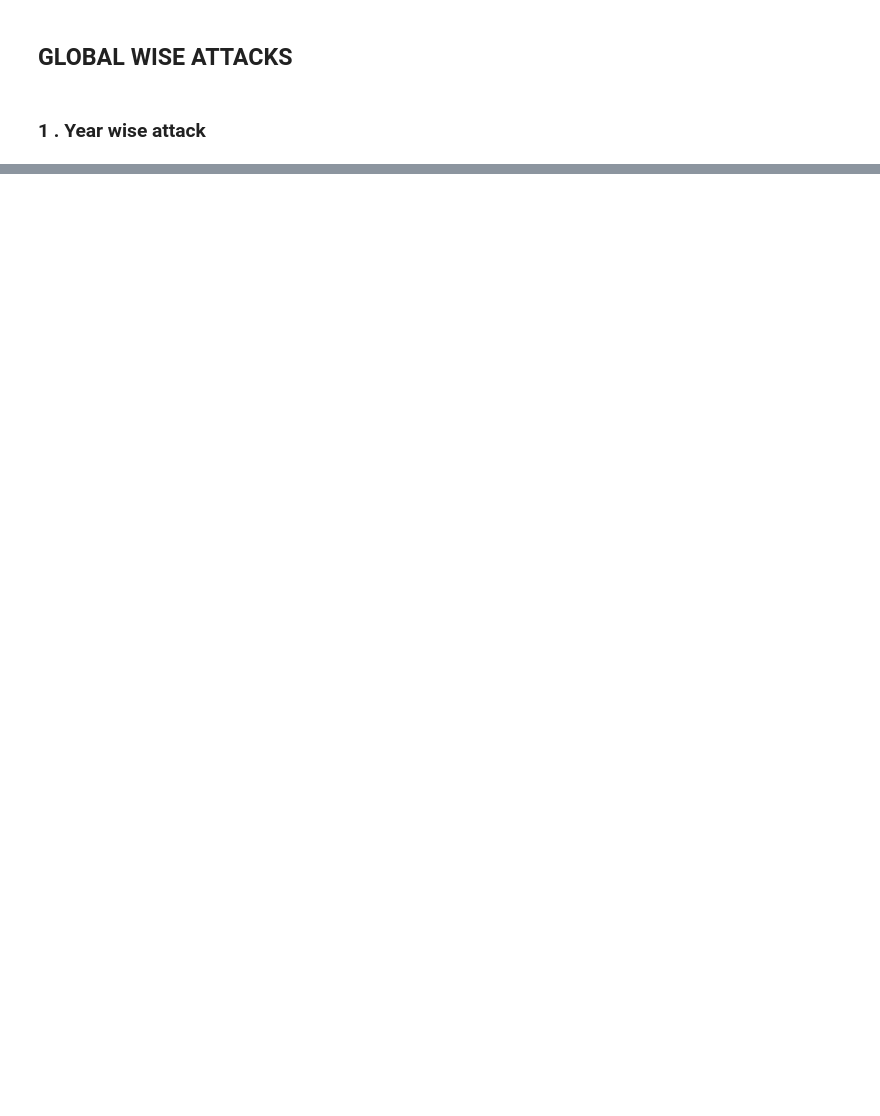
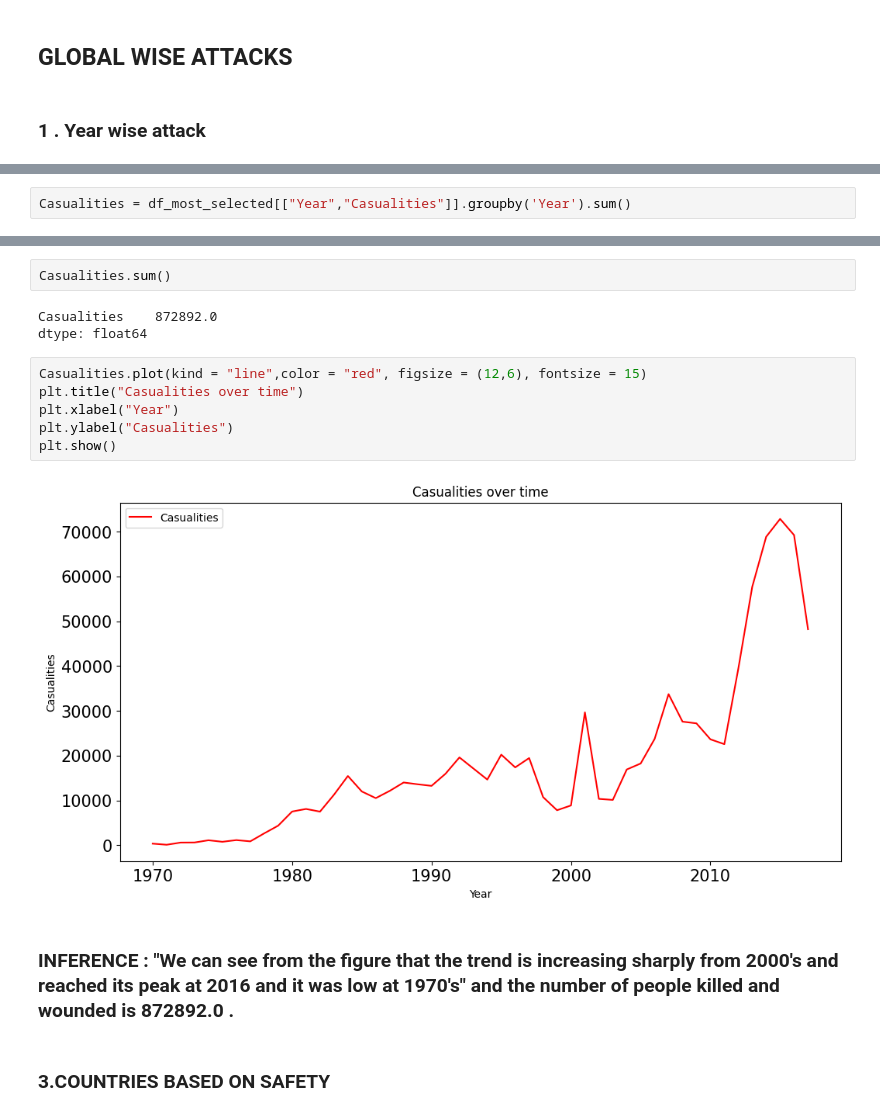
Before and after one commit to uday-kumar-1996/project-on-global-terrorism, a Jupyter notebook: Project_on_global_terrorism.ipynb, the cells around one changed output, grey strips where cells are left out. Cells and saved outputs as stored; diff of their text form; blank space fills up the shorter version.

```diff
--- a/Project_on_global_terrorism.ipynb
+++ b/Project_on_global_terrorism.ipynb
@@ -280,0 +313,2 @@ Attacks
+# %%
+Casualities = df_most_selected[["Year","Casualities"]].groupby('Year').sum()
@@ -280,0 +336,17 @@ Attacks
+# %%
+Casualities.sum()
+# %% [output]
+Casualities    872892.0
+dtype: float64
+# %%
+Casualities.plot(kind = "line",color = "red", figsize = (12,6), fontsize = 15)
+plt.title("Casualities over time")
+plt.xlabel("Year")
+plt.ylabel("Casualities")
+plt.show()
+# %% [output]
+[figure, added]
+# %% [markdown]
+### **INFERENCE** : "We can see from the figure that the trend is increasing sharply from 2000's and **reached its peak at 2016** and **it was low at 1970's**" and the number of people **killed** and **wounded** is **872892.0** .
+# %% [markdown]
+### **3.COUNTRIES BASED ON SAFETY**
```
Also changed, not shown: parts of 53 cells of this notebook.
